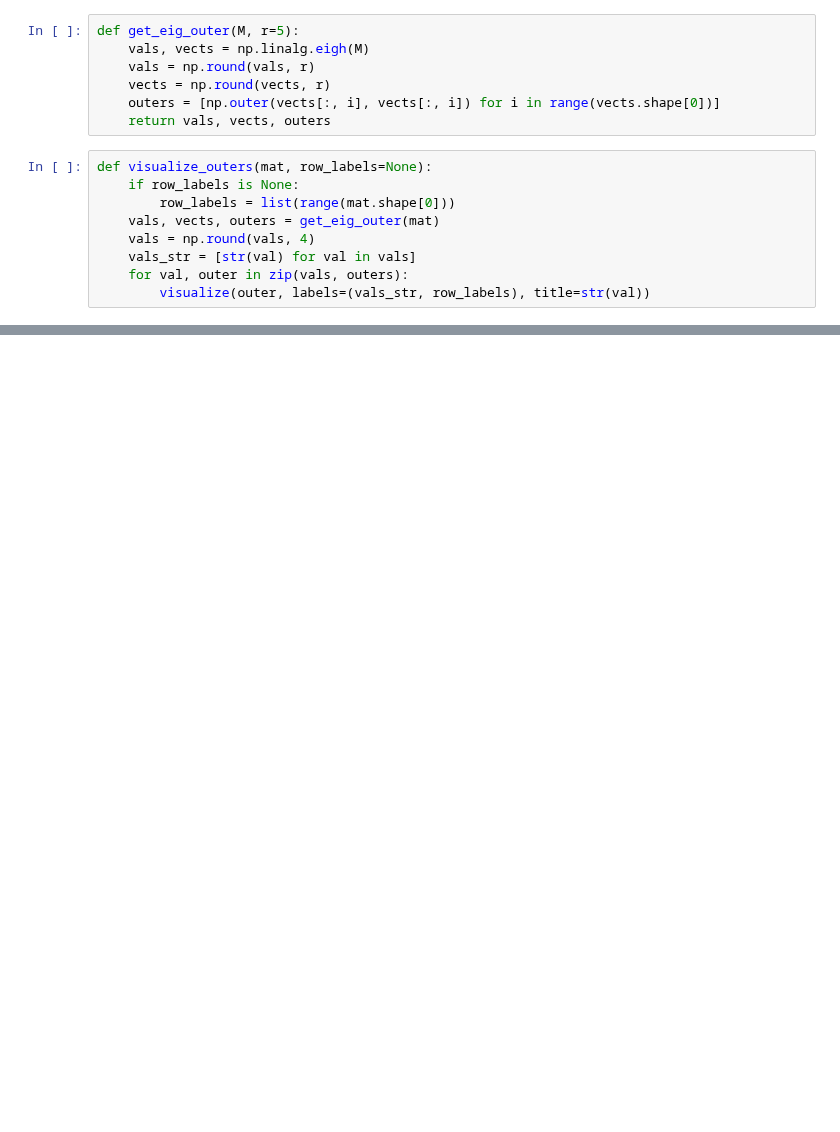
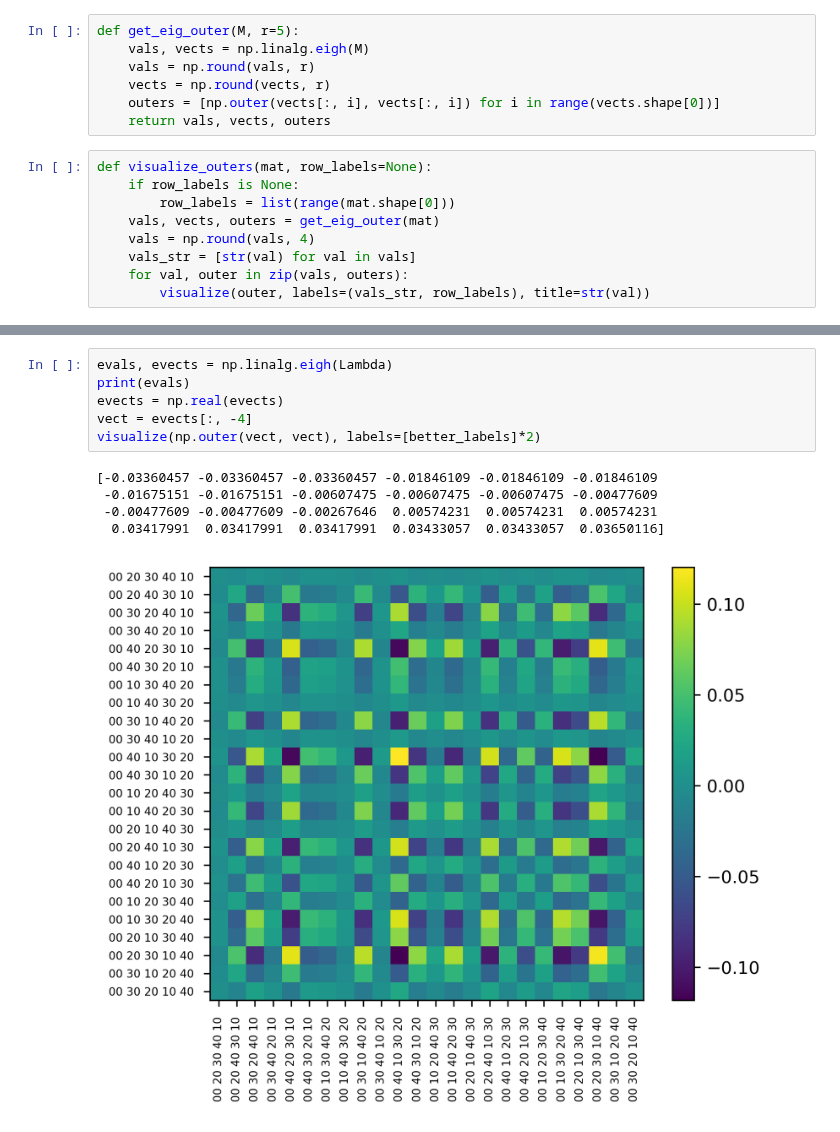
Before and after one commit to blake-holman/ED_Adversaries, a Jupyter notebook: Relative.ipynb, the cells around one changed output, grey strips where cells are left out. Saved outputs shown, nothing was run; the diff lists cells and outputs as text; blank space fills up the shorter version.

```diff
--- a/Relative.ipynb
+++ b/Relative.ipynb
@@ -488,0 +687,12 @@ la
+# %%
+evals, evects = np.linalg.eigh(Lambda)
+print(evals)
+evects = np.real(evects)
+vect = evects[:, -4]
+visualize(np.outer(vect, vect), labels=[better_labels]*2)
+# %% [output]
+[-0.03360457 -0.03360457 -0.03360457 -0.01846109 -0.01846109 -0.01846109
+ -0.01675151 -0.01675151 -0.00607475 -0.00607475 -0.00607475 -0.00477609
+ -0.00477609 -0.00477609 -0.00267646  0.00574231  0.00574231  0.00574231
+  0.03417991  0.03417991  0.03417991  0.03433057  0.03433057  0.03650116]
+[figure, added]
```
Also changed, not shown: parts of 10 cells of this notebook, 3 other files.
